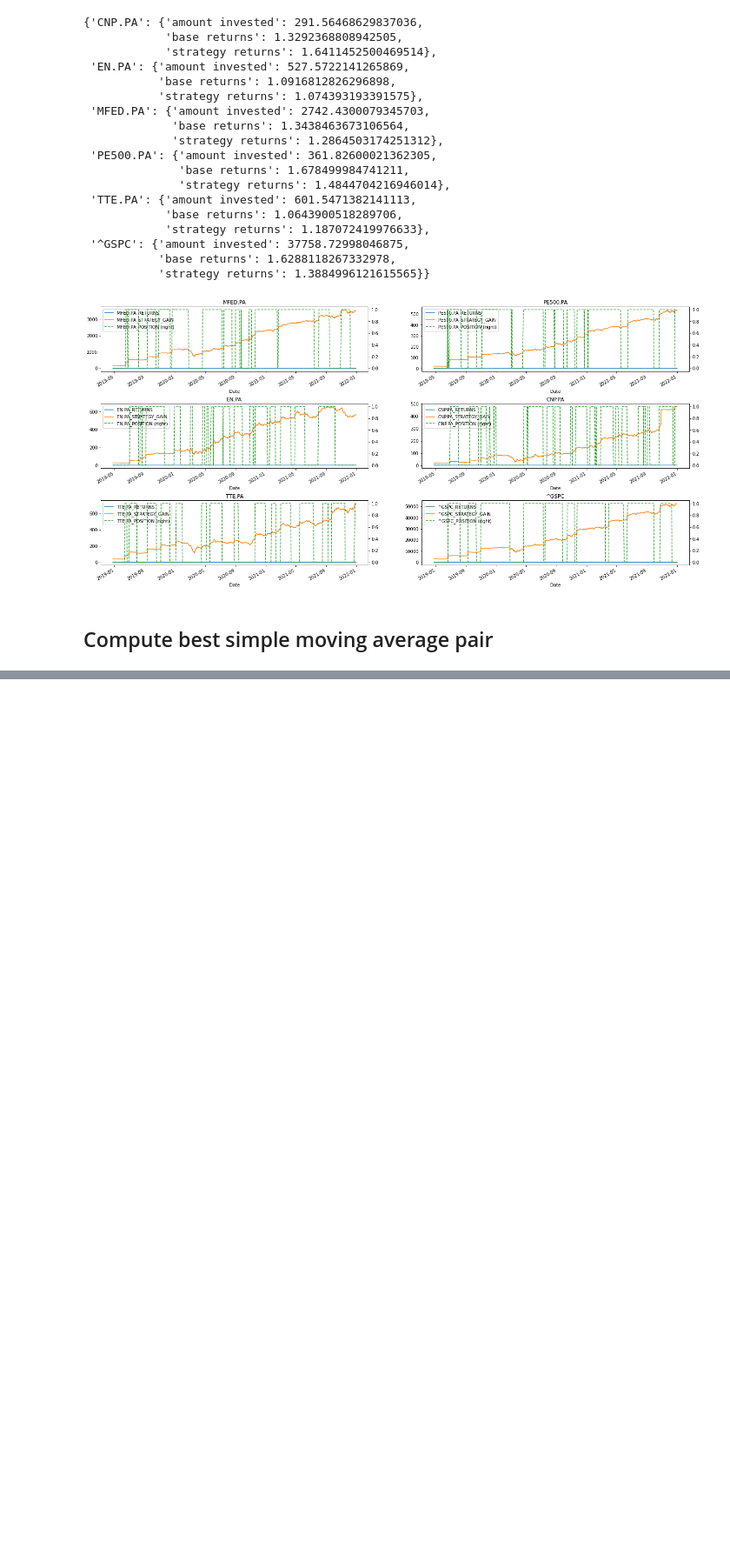
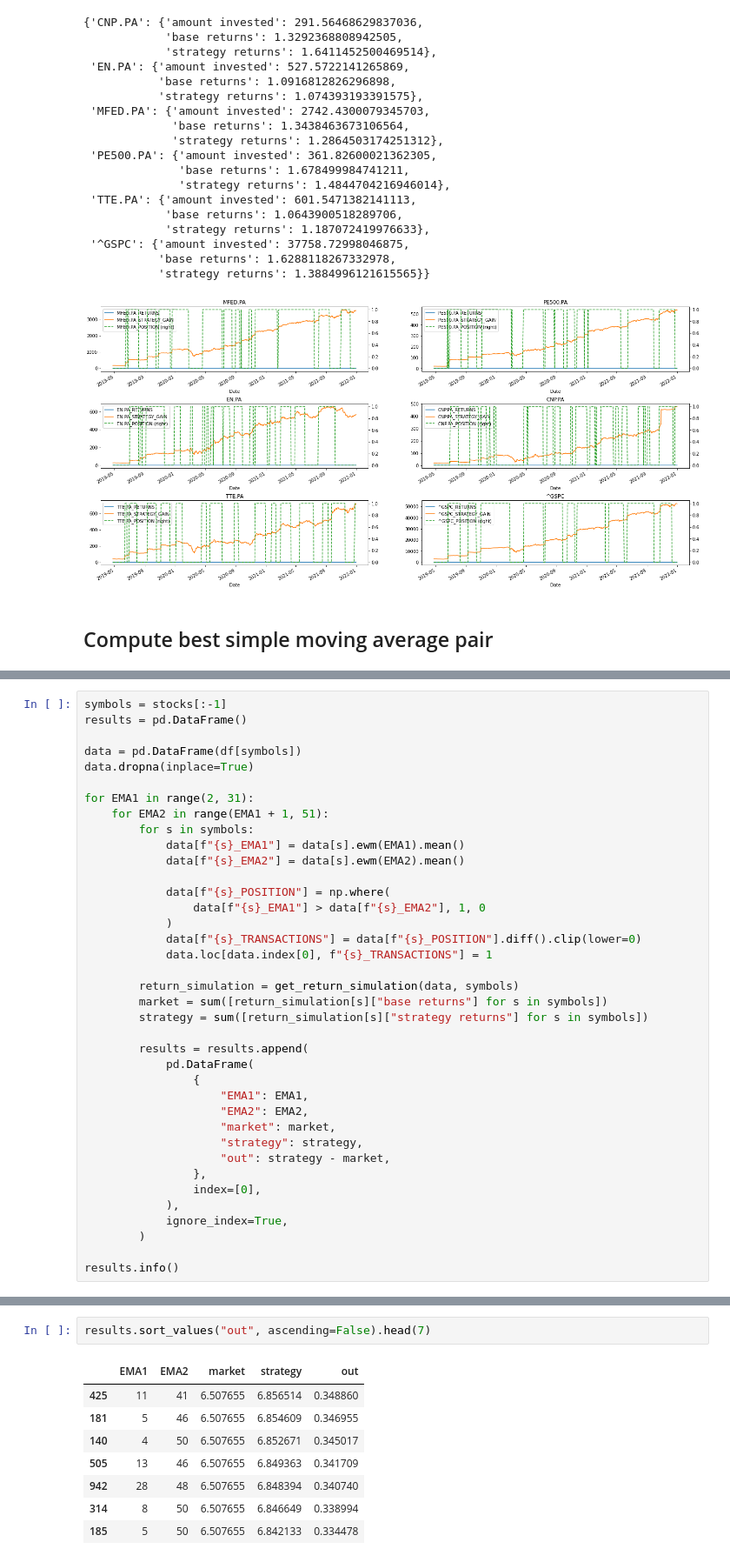
Before and after one commit to IamTossan/finance-research, a Jupyter notebook: src/moving_averages.ipynb, the cells around one changed output, grey strips where cells are left out. Shown at 87% size. Saved outputs shown, nothing was run; the diff lists cells and outputs as text; blank space fills up the shorter version.

```diff
--- a/src/moving_averages.ipynb
+++ b/src/moving_averages.ipynb
@@ -147,0 +150,38 @@ results.sort_values("out", ascending=False).head(7)
+# %%
+symbols = stocks[:-1]
+results = pd.DataFrame()
+
+data = pd.DataFrame(df[symbols])
+data.dropna(inplace=True)
+
+for EMA1 in range(2, 31):
+    for EMA2 in range(EMA1 + 1, 51):
+        for s in symbols:
+            data[f"{s}_EMA1"] = data[s].ewm(EMA1).mean()
+            data[f"{s}_EMA2"] = data[s].ewm(EMA2).mean()
+
+            data[f"{s}_POSITION"] = np.where(
+                data[f"{s}_EMA1"] > data[f"{s}_EMA2"], 1, 0
+            )
+            data[f"{s}_TRANSACTIONS"] = data[f"{s}_POSITION"].diff().clip(lower=0)
+            data.loc[data.index[0], f"{s}_TRANSACTIONS"] = 1
+
+        return_simulation = get_return_simulation(data, symbols)
+        market = sum([return_simulation[s]["base returns"] for s in symbols])
+        strategy = sum([return_simulation[s]["strategy returns"] for s in symbols])
+
+        results = results.append(
+            pd.DataFrame(
+                {
+                    "EMA1": EMA1,
+                    "EMA2": EMA2,
+                    "market": market,
+                    "strategy": strategy,
+                    "out": strategy - market,
+                },
+                index=[0],
+            ),
+            ignore_index=True,
+        )
+
+results.info()
@@ -147,0 +201,11 @@ results.sort_values("out", ascending=False).head(7)
+# %%
+results.sort_values("out", ascending=False).head(7)
+# %% [output]
+|  | EMA1 | EMA2 | market | strategy | out |
+| 425 | 11 | 41 | 6.507655 | 6.856514 | 0.348860 |
+| 181 | 5 | 46 | 6.507655 | 6.854609 | 0.346955 |
+| 140 | 4 | 50 | 6.507655 | 6.852671 | 0.345017 |
+| 505 | 13 | 46 | 6.507655 | 6.849363 | 0.341709 |
+| 942 | 28 | 48 | 6.507655 | 6.848394 | 0.340740 |
+| 314 | 8 | 50 | 6.507655 | 6.846649 | 0.338994 |
+| 185 | 5 | 50 | 6.507655 | 6.842133 | 0.334478 |
```
Also changed, not shown: parts of 6 cells of this notebook.
